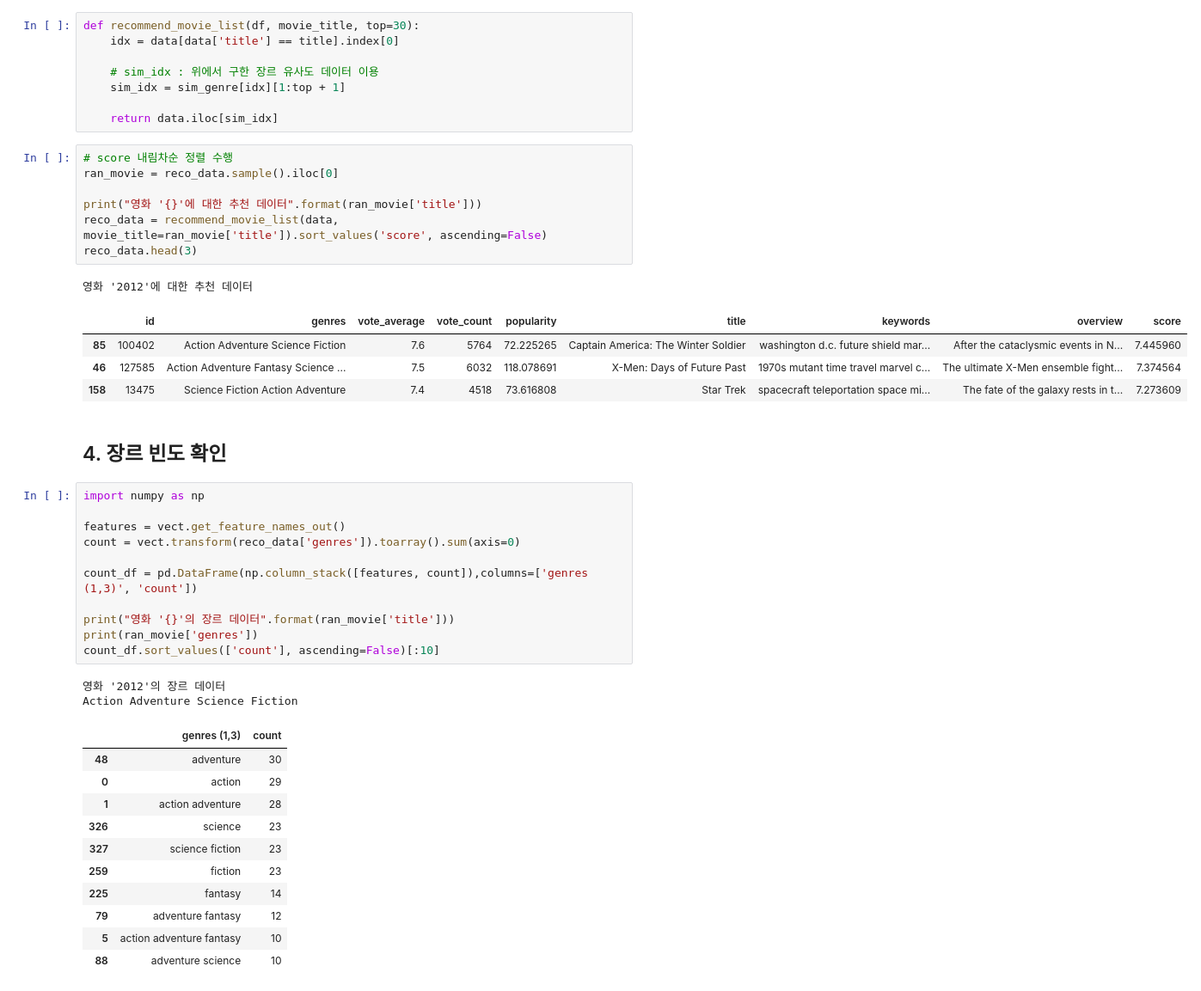
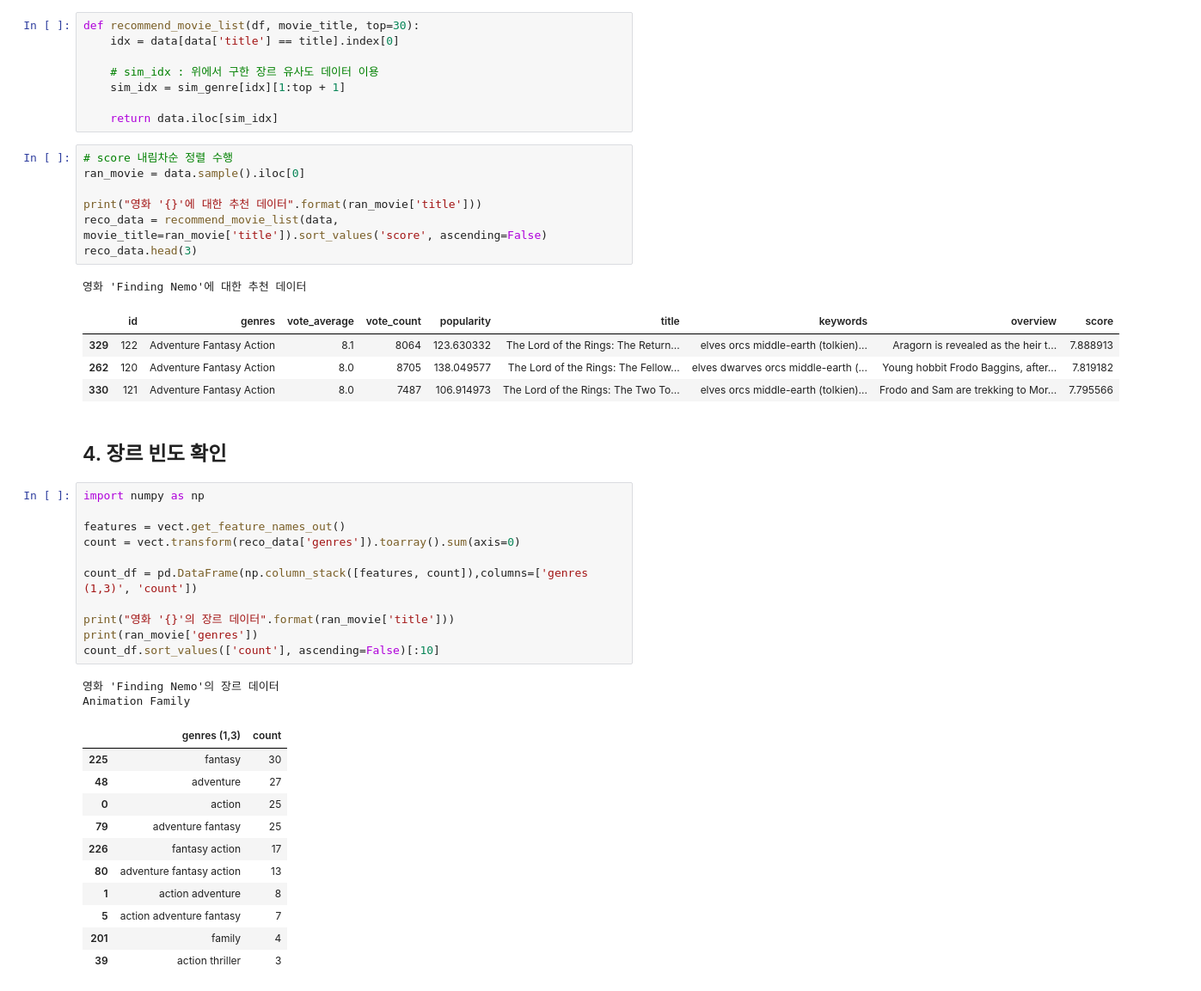
Before and after one commit to formegusto/research-recommendation-system, a Jupyter notebook: 1. Contents Based Filtering.ipynb, the cells around one changed output. Shown: that part at 86% size. Saved outputs shown, nothing was run; the diff lists cells and outputs as text.

```diff
--- a/1. Contents Based Filtering.ipynb
+++ b/1. Contents Based Filtering.ipynb
@@ -184,17 +184,17 @@ def recommend_movie_list(df, movie_title, top=30):
     return data.iloc[sim_idx]
 # %%
 # score 내림차순 정렬 수행
-ran_movie = reco_data.sample().iloc[0]
+ran_movie = data.sample().iloc[0]
 
 print("영화 '{}'에 대한 추천 데이터".format(ran_movie['title']))
 reco_data = recommend_movie_list(data, movie_title=ran_movie['title']).sort_values('score', ascending=False)
 reco_data.head(3)
 # %% [output]
-영화 '2012'에 대한 추천 데이터
+영화 'Finding Nemo'에 대한 추천 데이터
 |  | id | genres | vote_average | vote_count | popularity | title | keywords | overview | score |
-| 85 | 100402 | Action Adventure Science Fiction | 7.6 | 5764 | 72.225265 | Captain America: The Winter Soldier | washington d.c. future shield mar... | After the cataclysmic events in N... | 7.445960 |
-| 46 | 127585 | Action Adventure Fantasy Science ... | 7.5 | 6032 | 118.078691 | X-Men: Days of Future Past | 1970s mutant time travel marvel c... | The ultimate X-Men ensemble fight... | 7.374564 |
-| 158 | 13475 | Science Fiction Action Adventure | 7.4 | 4518 | 73.616808 | Star Trek | spacecraft teleportation space mi... | The fate of the galaxy rests in t... | 7.273609 |
+| 329 | 122 | Adventure Fantasy Action | 8.1 | 8064 | 123.630332 | The Lord of the Rings: The Return... | elves orcs middle-earth (tolkien)... | Aragorn is revealed as the heir t... | 7.888913 |
+| 262 | 120 | Adventure Fantasy Action | 8.0 | 8705 | 138.049577 | The Lord of the Rings: The Fellow... | elves dwarves orcs middle-earth (... | Young hobbit Frodo Baggins, after... | 7.819182 |
+| 330 | 121 | Adventure Fantasy Action | 8.0 | 7487 | 106.914973 | The Lord of the Rings: The Two To... | elves orcs middle-earth (tolkien)... | Frodo and Sam are trekking to Mor... | 7.795566 |
 # %% [markdown]
 ## 4. 장르 빈도 확인
 # %%
@@ -209,16 +209,16 @@ print("영화 '{}'의 장르 데이터".format(ran_movie['title']))
 print(ran_movie['genres'])
 count_df.sort_values(['count'], ascending=False)[:10]
 # %% [output]
-영화 '2012'의 장르 데이터
-Action Adventure Science Fiction
+영화 'Finding Nemo'의 장르 데이터
+Animation Family
 |  | genres (1,3) | count |
-| 48 | adventure | 30 |
-| 0 | action | 29 |
-| 1 | action adventure | 28 |
-| 326 | science | 23 |
-| 327 | science fiction | 23 |
-| 259 | fiction | 23 |
-| 225 | fantasy | 14 |
-| 79 | adventure fantasy | 12 |
-| 5 | action adventure fantasy | 10 |
-| 88 | adventure science | 10 |
+| 225 | fantasy | 30 |
+| 48 | adventure | 27 |
+| 0 | action | 25 |
+| 79 | adventure fantasy | 25 |
+| 226 | fantasy action | 17 |
+| 80 | adventure fantasy action | 13 |
+| 1 | action adventure | 8 |
+| 5 | action adventure fantasy | 7 |
+| 201 | family | 4 |
+| 39 | action thriller | 3 |
```
Also changed, not shown: 2 other files.
